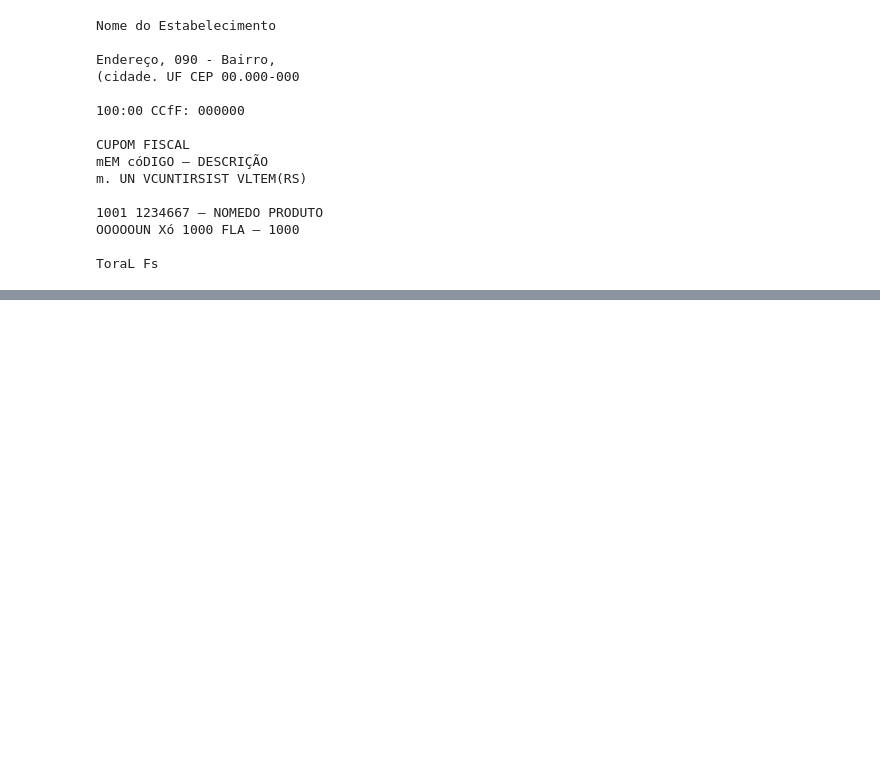
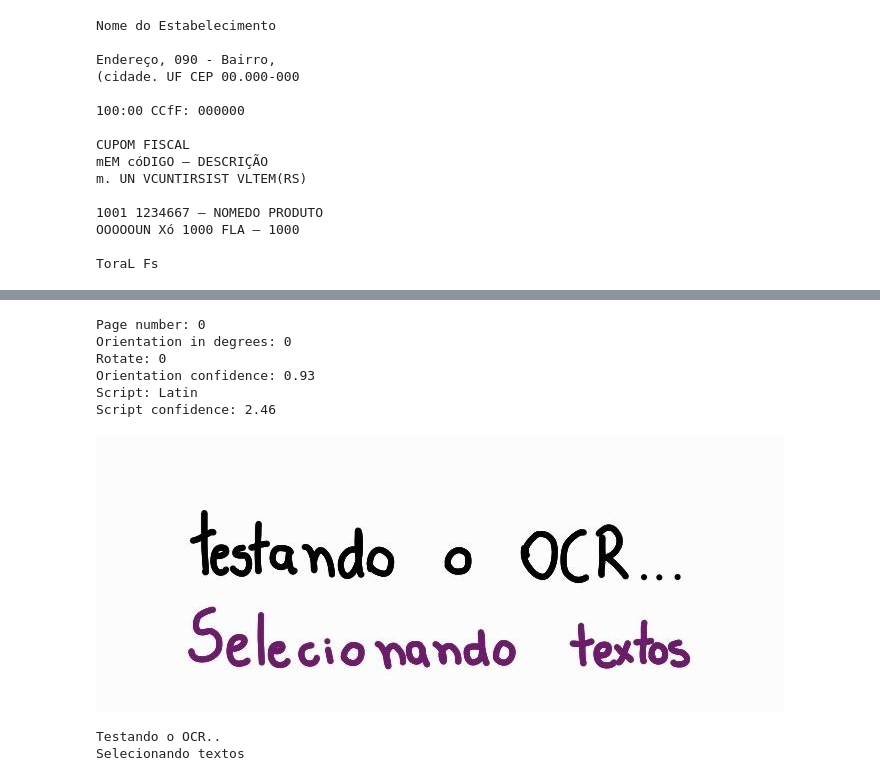
Before and after one commit to fcoprata/text-recognize, a Jupyter notebook: ocr_estudy.ipynb, the cells around one changed output, grey strips where cells are left out. Saved outputs shown, nothing was run; the diff lists cells and outputs as text; code cells hidden in the pictures; blank space fills up the shorter version.

```diff
--- a/ocr_estudy.ipynb
+++ b/ocr_estudy.ipynb
@@ -245,0 +254,9 @@ ToraL Fs
+# %%
+print(pytesseract.image_to_osd(img))
+# %% [output]
+Page number: 0
+Orientation in degrees: 0
+Rotate: 0
+Orientation confidence: 0.93
+Script: Latin
+Script confidence: 2.46
@@ -245,0 +266,13 @@ ToraL Fs
+# %%
+img = cv2.imread('/content/text-recognize/Imagens/Aula3-testando.png')
+rgb = cv2.cvtColor(img, cv2.COLOR_BGR2RGB)
+cv2_imshow(img)
+# %% [output]
+[figure, added]
+# %%
+config_tesseract = '--tessdata-dir tessdata'
+texto = pytesseract.image_to_string(rgb, lang='por', config=config_tesseract)
+print(texto)
+# %% [output]
+Testando o OCR..
+Selecionando textos
```
Also changed, not shown: parts of 26 cells of this notebook.
